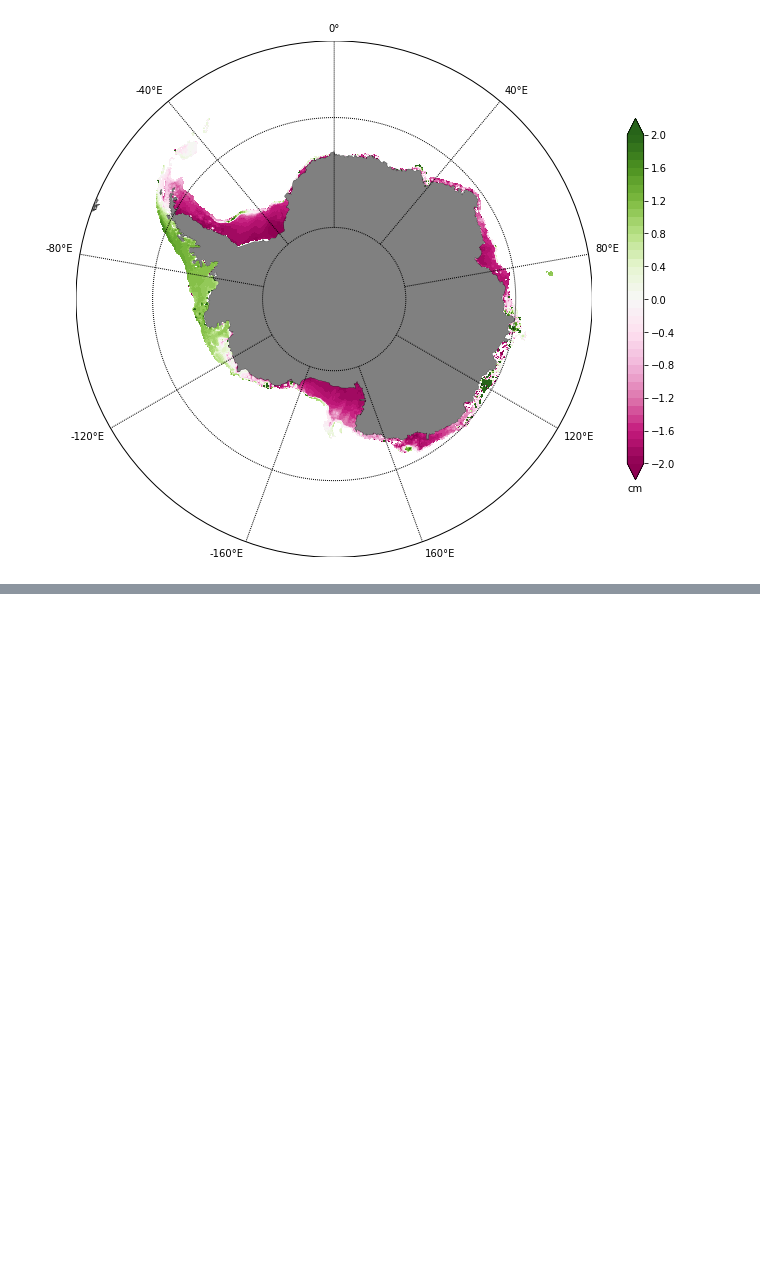
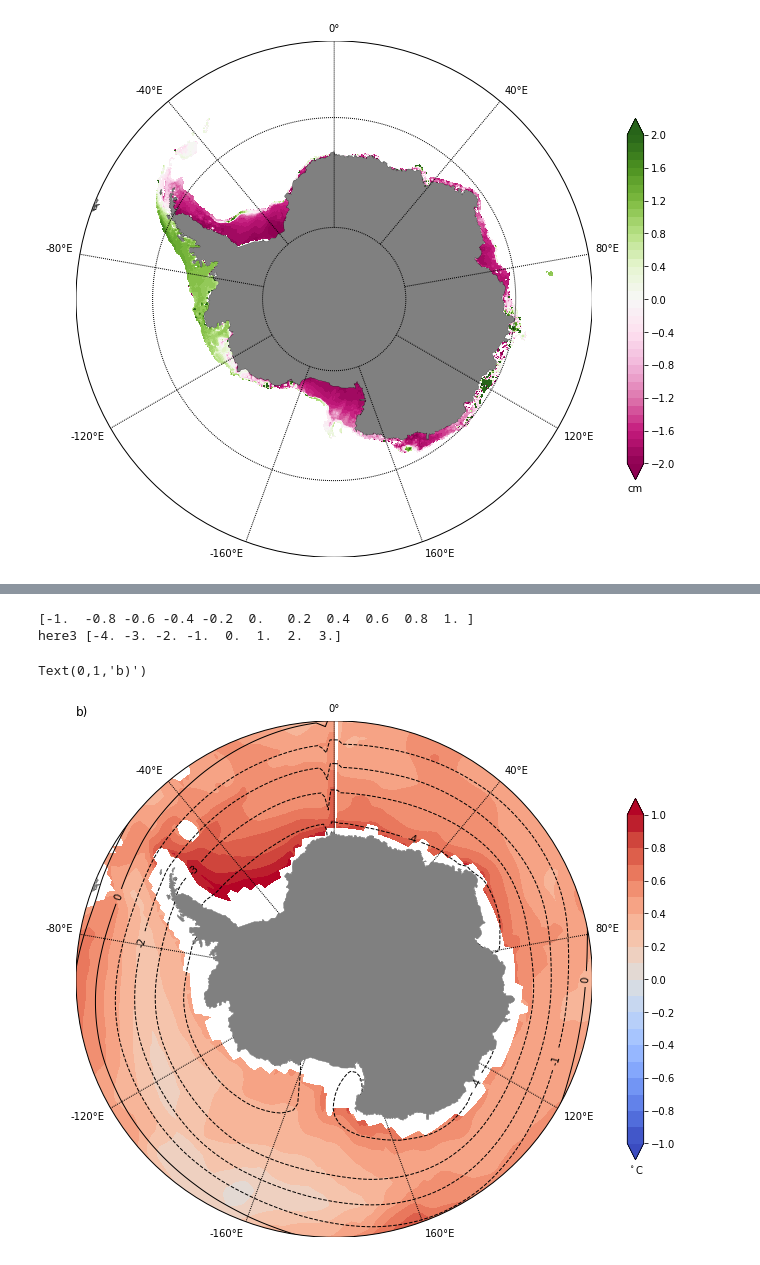
Before and after one commit to PaulSpence/pre21_notebooks, a Jupyter notebook: ASF_Review_Fig.ipynb, the cells around one changed output, grey strips where cells are left out. Saved outputs shown, nothing was run; the diff lists cells and outputs as text; code cells hidden in the pictures; blank space fills up the shorter version.

```diff
--- a/ASF_Review_Fig.ipynb
+++ b/ASF_Review_Fig.ipynb
@@ -1566,0 +1658,40 @@ of = os.path.join('/g/data1a/v45/pas561/ASF_review_fig/','asf_7a_fig.png')
+# %%
+thetao_rcp85_diff_hist[:,0,24]=thetao_rcp85_diff_hist[:,-1,24]
+slp_rcp85_diff_hist[:,-1]=slp_rcp85_diff_hist[:,0]
+
+
+ax=plt.subplot(1,1,1)
+clev = np.arange(-1,1.1,.1)
+map = Basemap(projection='spstere',boundinglat=-55,lon_0=180,resolution='l',round=True)
+#map.drawcoastlines(linewidth=0.25)
+#map.fillcontinents(color='gray',lake_color='gray')
+# draw parallels and meridians.
+#map.drawparallels(np.arange(-80.,81.,15.))
+map.drawmeridians(np.arange(-160.,181.,40.),labels=[True,True,True,True])
+cmip_lon_n,cmip_lat_n=np.meshgrid(cmip_lon_2,cmip_lat)
+X, Y = map(cmip_lon_n,cmip_lat_n)
+X.shape
+p1=map.contourf(X,Y,thetao_rcp85_diff_hist_2[:,:,24], cmap=plt.cm.coolwarm, levels=clev, extend='both') #CMRmap_r, gist_stern_r
+cb=plt.colorbar(orientation='vertical',shrink = 0.7)
+cb.ax.set_xlabel('$^\circ$C')
+ticks=np.linspace(-1,1,11)
+print ticks
+cb.set_ticks(ticks)
+clev3 = np.linspace(-10,10,21)
+cs=map.contour(X,Y,slp_rcp85_diff_hist_2[:,:]/100,levels=clev3,colors='k',linewidths=1)
+print 'here3', cs.levels
+plt.clabel(cs,cs.levels[0:5], fmt="%1.0f", fontsize=10)
+
+map.drawcoastlines(linewidth=0.25)
+map.fillcontinents(color='gray',lake_color='gray',zorder=10)
+#clev3 = np.arange(0,5000,1000)
+#map.contour(X,Y,ht,levels=clev3,colors='k',linewidths=1)
+#plt.title('CMIP5 1000 m Temp Anomaly')
+#plt.title('d) RCP8.5 1000m temperature and SLP anomaly')
+plt.title('b)',loc='left')
+#text(0.5, 1.10, 'd) RCP8.5 1000m temperature and SLP anomaly', fontsize=14,horizontalalignment='center',verticalalignment='center', transform=ax.transAxes)
+# %% [output]
+[-1.  -0.8 -0.6 -0.4 -0.2  0.   0.2  0.4  0.6  0.8  1. ]
+here3 [-4. -3. -2. -1.  0.  1.  2.  3.]
+Text(0,1,'b)')
+[figure, added]
```
Also changed, not shown: parts of 15 cells of this notebook, 9 other files.
